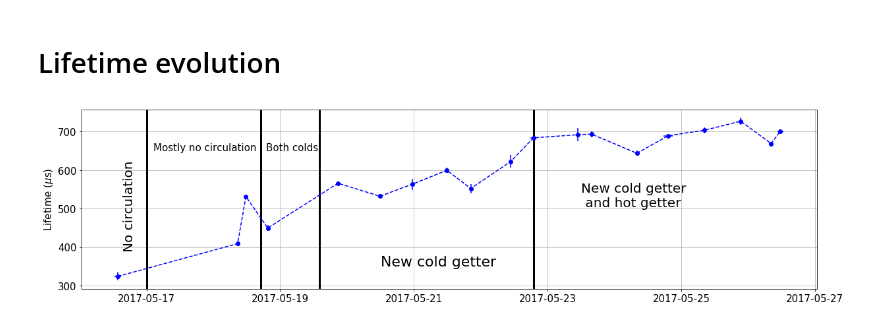
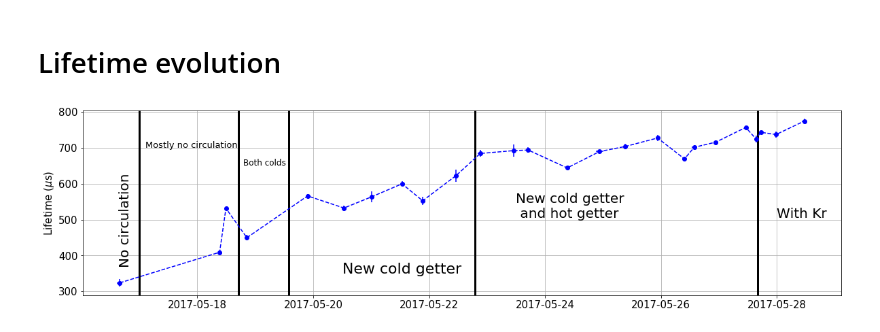
Before and after one commit to nextic/Analysis, a Jupyter notebook: icaro/Alphas/alphas_lifetime_evolution_example.ipynb, the cells around one changed output. Cells and saved outputs as stored; diff of their text form; code cells hidden in the pictures.

```diff
--- a/icaro/Alphas/alphas_lifetime_evolution_example.ipynb
+++ b/icaro/Alphas/alphas_lifetime_evolution_example.ipynb
@@ -53,39 +53,42 @@ c1 = datetime.datetime.strptime('2017-05-17 00:00:0', '%Y-%m-%d %H:%M:%S')  #fro
 c2 = datetime.datetime.strptime('2017-05-18 17:05:0', '%Y-%m-%d %H:%M:%S')  #from almost no circulation to both cold getters
 c3 = datetime.datetime.strptime('2017-05-19 14:00:0', '%Y-%m-%d %H:%M:%S')  #from both cold getters to only new one
 c4 = datetime.datetime.strptime('2017-05-22 19:00:0', '%Y-%m-%d %H:%M:%S')  #from new cold getter to both new cold and old one
-
-changes = [c1, c2, c3, c4]
+c5 = datetime.datetime.strptime('2017-05-27 16:00:0', '%Y-%m-%d %H:%M:%S')  #Kr valve opened
+changes = [c1, c2, c3, c4, c5]
 # %% [markdown]
 # Lifetime evolution
 # %%
 plt.figure(figsize=(20,5))
 
 date0 = list(map(str_to_datetime, lifetimes.Date_start.values))
 date1 = list(map(str_to_datetime, lifetimes.Date_end  .values))
-ddate = list(map(lambda x,y: (x-y)*0.5, date0, date1)) #move dates to mean run time
+ddate = list(map(lambda x,y: (x-y)*0.5, date1, date0)) #move dates to mean run time
 datec = list(map(lambda x,y: (x+y)    , date0, ddate))
 
 plt.errorbar(datec, lifetimes.LT, lifetimes.LTu, ddate, linestyle='--', fmt='o', c='blue')
 plt.grid(True)
 plt.ylabel('Lifetime ($\mu$s)')
 
 for ci  in changes:
     plt.axvline(x=ci, color='k', linewidth=3)
 
 # Labels in plot
 auxd = str_to_datetime('2017-05-16 15:30:0', '%Y-%m-%d %H:%M:%S')
 plt.text(auxd, 600, 'No circulation', fontsize=20, rotation='vertical')
 
 auxd = str_to_datetime('2017-05-17 02:30:0', '%Y-%m-%d %H:%M:%S')
-plt.text(auxd, 650, 'Mostly no circulation', fontsize=15, rotation='horizontal')
+plt.text(auxd, 700.0, 'Mostly no circulation', fontsize=13, rotation='horizontal')
 
 auxd = str_to_datetime('2017-05-18 19:00:0', '%Y-%m-%d %H:%M:%S')
-plt.text(auxd, 650, 'Both colds', fontsize=15, rotation='horizontal')
+plt.text(auxd, 650, 'Both colds', fontsize=12, rotation='horizontal')
 
 auxd = str_to_datetime('2017-05-20 12:00:0', '%Y-%m-%d %H:%M:%S')
 plt.text(auxd, 350, 'New cold getter', fontsize=22, rotation='horizontal')
 
 auxd = str_to_datetime('2017-05-23 12:00:0', '%Y-%m-%d %H:%M:%S')
-plt.text(auxd, 505, 'New cold getter \n and hot getter', fontsize=20, rotation='horizontal');
+plt.text(auxd, 505, 'New cold getter \n and hot getter', fontsize=20, rotation='horizontal')
+
+auxd = str_to_datetime('2017-05-28 00:00:0', '%Y-%m-%d %H:%M:%S')
+plt.text(auxd, 505, 'With Kr', fontsize=20, rotation='horizontal');
 # %% [output]
-[figure, old version]
+[figure, new version]
```
Also changed, not shown: parts of 1 cell of this notebook, 2 other files.
